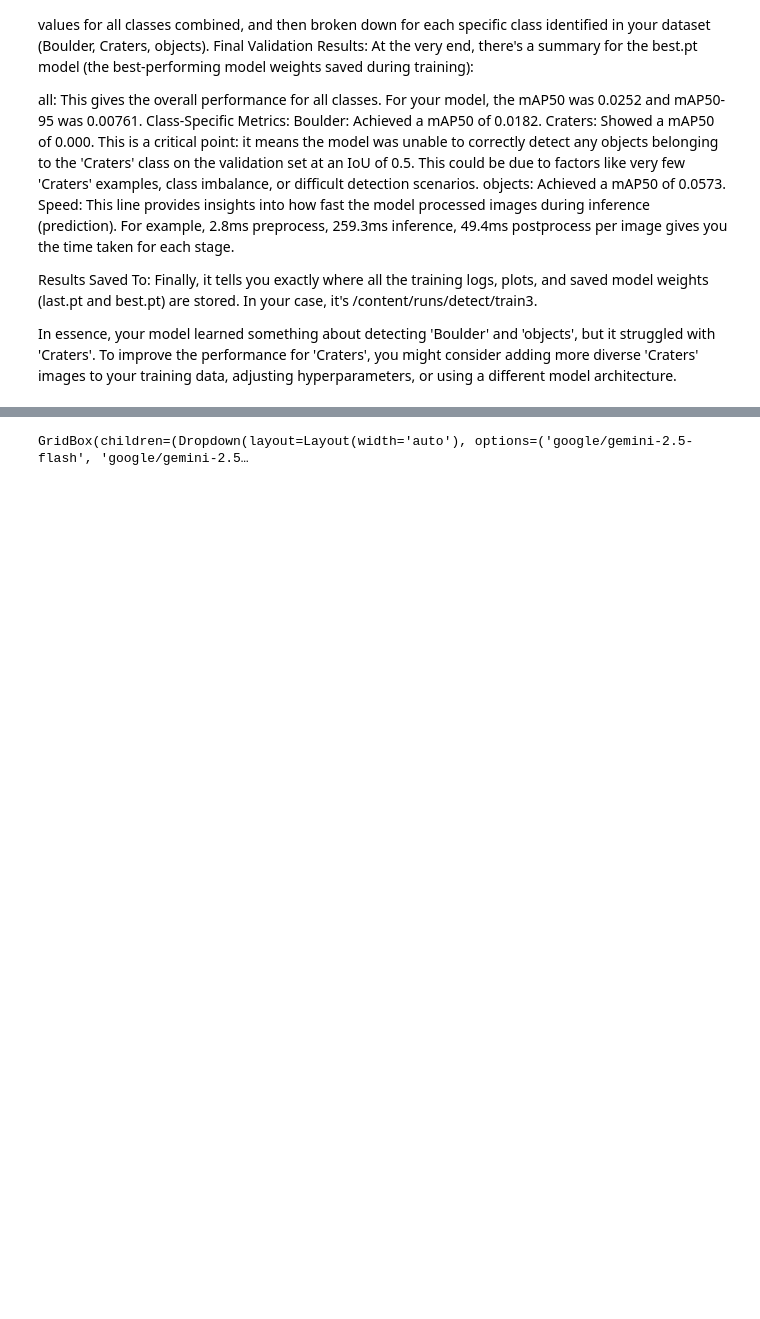
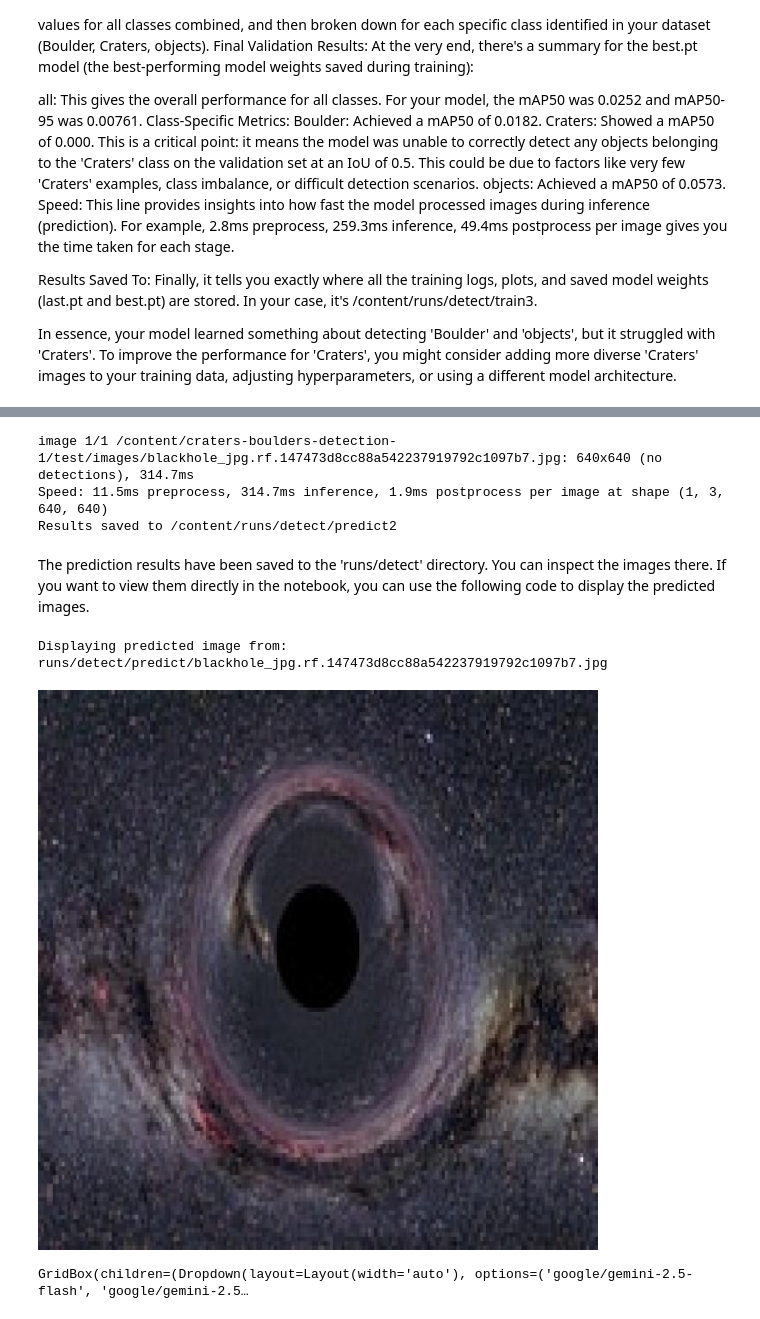
Before and after one commit to 2K22-csse-2212414gmail-com/ANNOTATION-, a Jupyter notebook: YOLOV8_PRETRAINED.ipynb, the cells around one changed output, grey strips where cells are left out. Cells and saved outputs as stored; diff of their text form; code cells hidden in the pictures; blank space fills up the shorter version.

```diff
--- a/YOLOV8_PRETRAINED.ipynb
+++ b/YOLOV8_PRETRAINED.ipynb
@@ -114,3 +257,47 @@ FileNotFoundError: Cannot find file: runs/detect/train/weights/best.pt
+# %%
+from ultralytics import YOLO
+import os
+
+# Load your trained model weights
+# The best model is typically saved as 'best.pt' within your training run directory.
+model_path = '/content/runs/detect/train3/weights/best.pt'
+model = YOLO(model_path)
+
+# Define the path to an image for inference
+# I'll use an image from your dataset's test set as an example.
+image_path = 'craters-boulders-detection-1/test/images/blackhole_jpg.rf.147473d8cc88a542237919792c1097b7.jpg'
+
+# Perform prediction on the image
+# save=True will save the annotated image to a 'runs/detect/predict' directory.
+# conf=0.05 sets a lower confidence threshold for detections.
+results = model.predict(source=image_path, save=True, conf=0.05)
+# %% [output]
+image 1/1 /content/craters-boulders-detection-1/test/images/blackhole_jpg.rf.147473d8cc88a542237919792c1097b7.jpg: 640x640 (no detections), 314.7ms
+Speed: 11.5ms preprocess, 314.7ms inference, 1.9ms postprocess per image at shape (1, 3, 640, 640)
+Results saved to /content/runs/detect/predict2
+# %% [markdown]
+The prediction results have been saved to the 'runs/detect' directory. You can inspect the images there. If you want to view them directly in the notebook, you can use the following code to display the predicted images.
+# %%
+from IPython.display import Image, display
+import glob
+
+# Get the path to the last saved prediction image
+# YOLOv8 saves results in runs/detect/predict*/
+# This step will only work after a successful prediction has been made.
+prediction_dir_list = sorted(glob.glob('runs/detect/predict*'))
+if prediction_dir_list:
+    prediction_dir = prediction_dir_list[-1]
+    # Construct the path to the predicted image using the original image's filename
+    predicted_image_path = os.path.join(prediction_dir, os.path.basename(image_path))
+
+    # Display the predicted image
+    print(f"Displaying predicted image from: {predicted_image_path}")
+    display(Image(filename=predicted_image_path, width=600))
+else:
+    print("No prediction output directory found. Please ensure the prediction ran successfully with a valid image file.")
+# %% [output]
+Displaying predicted image from: runs/detect/predict/blackhole_jpg.rf.147473d8cc88a542237919792c1097b7.jpg
+[figure, added]
 # %%
 # @title AI prompt cell
 
```
Also changed, not shown: parts of 14 cells of this notebook.
